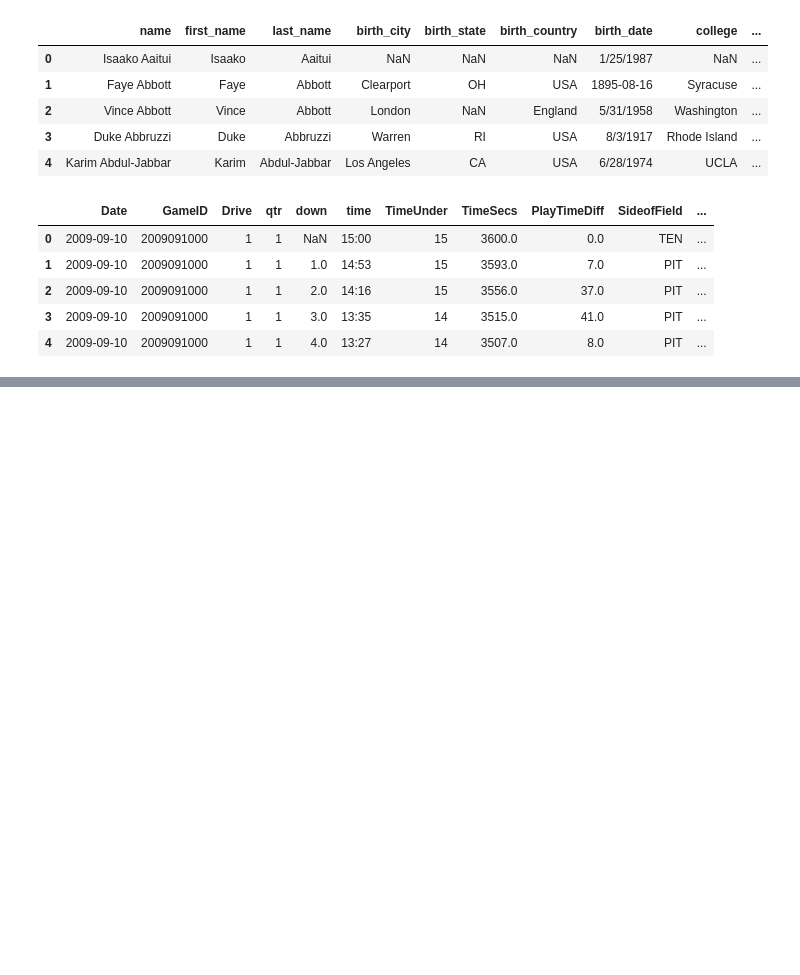
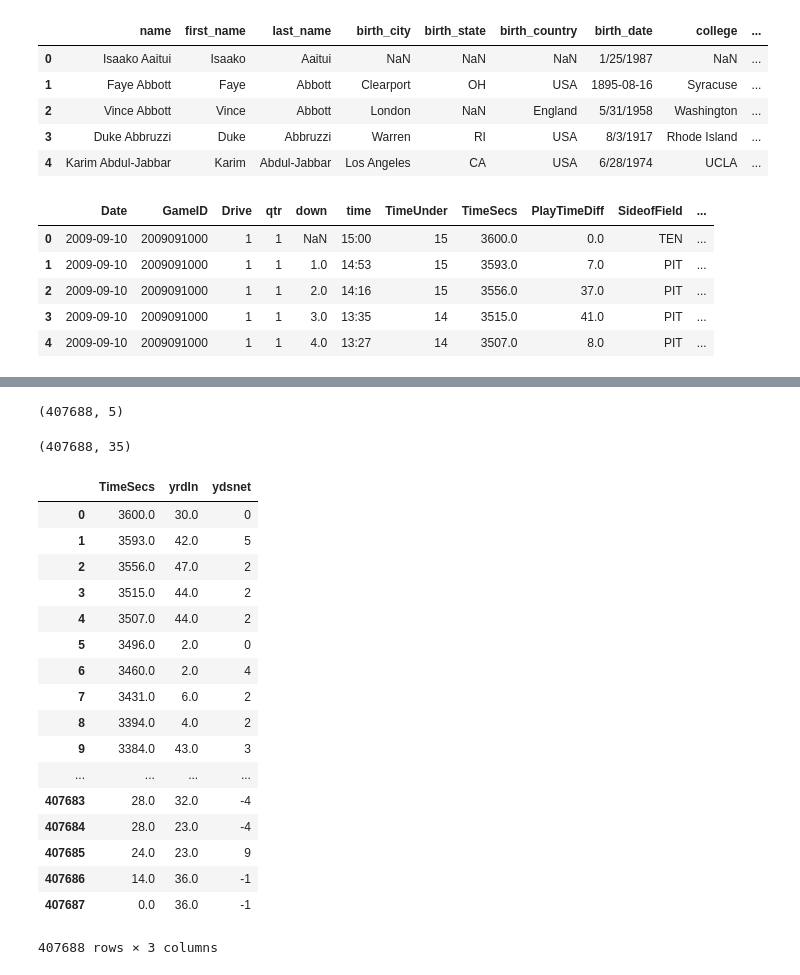
Before and after one commit to msohail07/FootballAnalysis, a Jupyter notebook: ncaaf_EDA_0.ipynb, the cells around one changed output, grey strips where cells are left out. Saved outputs shown, nothing was run; the diff lists cells and outputs as text; code cells hidden in the pictures; blank space fills up the shorter version.

```diff
--- a/ncaaf_EDA_0.ipynb
+++ b/ncaaf_EDA_0.ipynb
@@ -171,0 +167,30 @@ dtype: int64
+# %%
+qtrDummy.shape
+# %% [output]
+(407688, 5)
+# %%
+awayTeamDummy.shape
+# %% [output]
+(407688, 35)
+# %%
+# nflDF.ix[:, ['TimeSecs', 'yrdln', 'ydsnet']]
+nflDF[['TimeSecs', 'yrdln', 'ydsnet']]
+# %% [output]
+|  | TimeSecs | yrdln | ydsnet |
+| 0 | 3600.0 | 30.0 | 0 |
+| 1 | 3593.0 | 42.0 | 5 |
+| 2 | 3556.0 | 47.0 | 2 |
+| 3 | 3515.0 | 44.0 | 2 |
+| 4 | 3507.0 | 44.0 | 2 |
+| 5 | 3496.0 | 2.0 | 0 |
+| 6 | 3460.0 | 2.0 | 4 |
+| 7 | 3431.0 | 6.0 | 2 |
+| 8 | 3394.0 | 4.0 | 2 |
+| 9 | 3384.0 | 43.0 | 3 |
+| ... | ... | ... | ... |
+| 407683 | 28.0 | 32.0 | -4 |
+| 407684 | 28.0 | 23.0 | -4 |
+| 407685 | 24.0 | 23.0 | 9 |
+| 407686 | 14.0 | 36.0 | -1 |
+| 407687 | 0.0 | 36.0 | -1 |
+407688 rows × 3 columns
```
Also changed, not shown: parts of 14 cells of this notebook, 2 other files.
